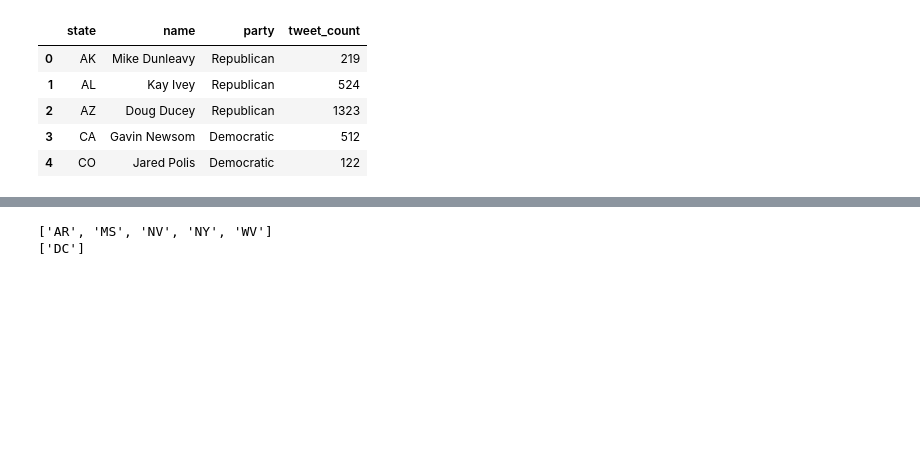
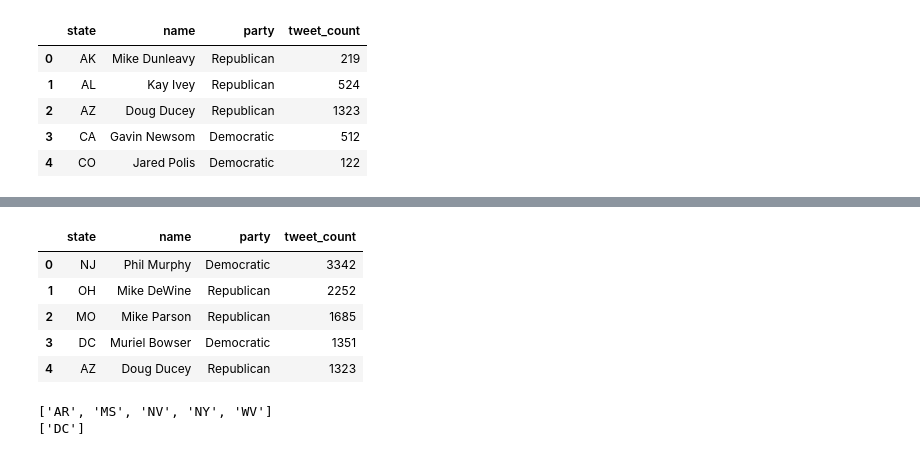
Before and after one commit to ishraqkhan32/dspp_assignment1, a Jupyter notebook: data_assignment_1.ipynb, the cells around one changed output, grey strips where cells are left out. Saved outputs shown, nothing was run; the diff lists cells and outputs as text; code cells hidden in the pictures; blank space fills up the shorter version.

```diff
--- a/data_assignment_1.ipynb
+++ b/data_assignment_1.ipynb
@@ -101,3 +77,12 @@ plt.show()
+# %%
+merged_df_sorted.head(5)
+# %% [output]
+|  | state | name | party | tweet_count |
+| 0 | NJ | Phil Murphy | Democratic | 3342 |
+| 1 | OH | Mike DeWine | Republican | 2252 |
+| 2 | MO | Mike Parson | Republican | 1685 |
+| 3 | DC | Muriel Bowser | Democratic | 1351 |
+| 4 | AZ | Doug Ducey | Republican | 1323 |
 # %%
 states = [
     "AL", "AK", "AZ", "AR", "CA", "CO", "CT", "DE", "FL", "GA",
```
Also changed, not shown: parts of 11 cells of this notebook.
